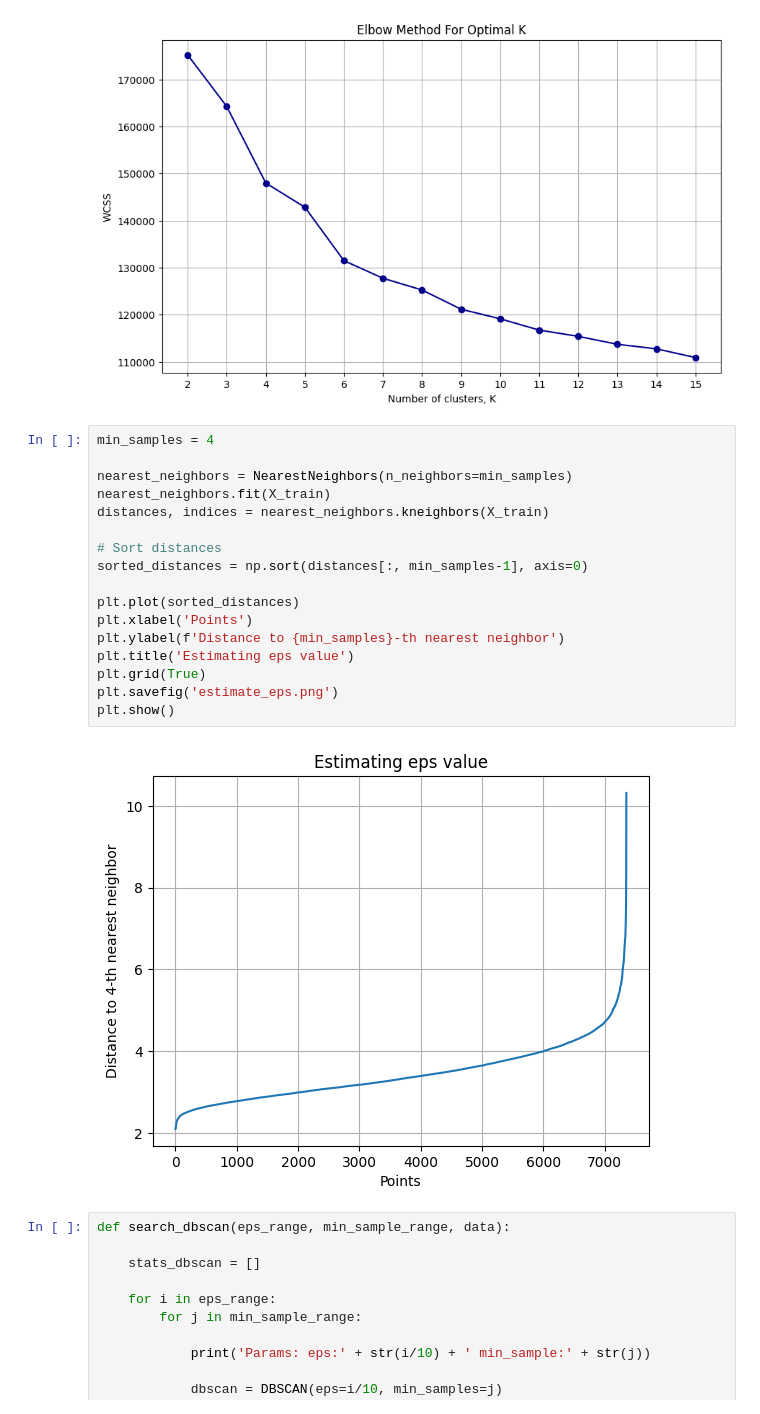
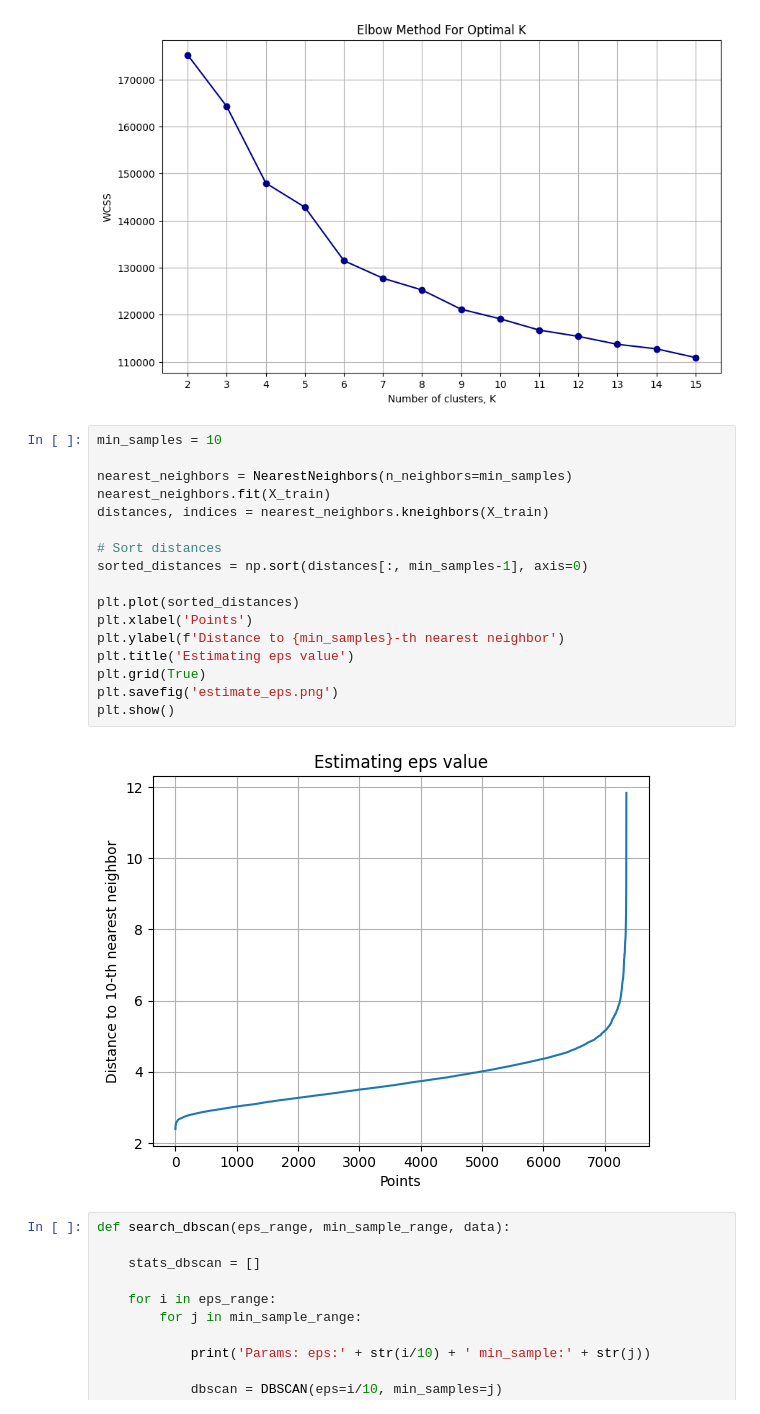
Before and after one commit to XIB1/machine_learning_course, a Jupyter notebook: project3/project3.ipynb, the cells around one changed output. Cells and saved outputs as stored; diff of their text form.

```diff
--- a/project3/project3.ipynb
+++ b/project3/project3.ipynb
@@ -70,24 +70,24 @@ plt.show()
 # %% [output]
 [figure]
 # %%
-min_samples = 4
+min_samples = 10
 
 nearest_neighbors = NearestNeighbors(n_neighbors=min_samples)
 nearest_neighbors.fit(X_train)
 distances, indices = nearest_neighbors.kneighbors(X_train)
 
 # Sort distances
 sorted_distances = np.sort(distances[:, min_samples-1], axis=0)
 
 plt.plot(sorted_distances)
 plt.xlabel('Points')
 plt.ylabel(f'Distance to {min_samples}-th nearest neighbor')
 plt.title('Estimating eps value')
 plt.grid(True)
 plt.savefig('estimate_eps.png')
 plt.show()
 # %% [output]
-[figure, old version]
+[figure, new version]
 # %%
 def search_dbscan(eps_range, min_sample_range, data):
 
```
Also changed, not shown: parts of 7 cells of this notebook, 9 other files.
